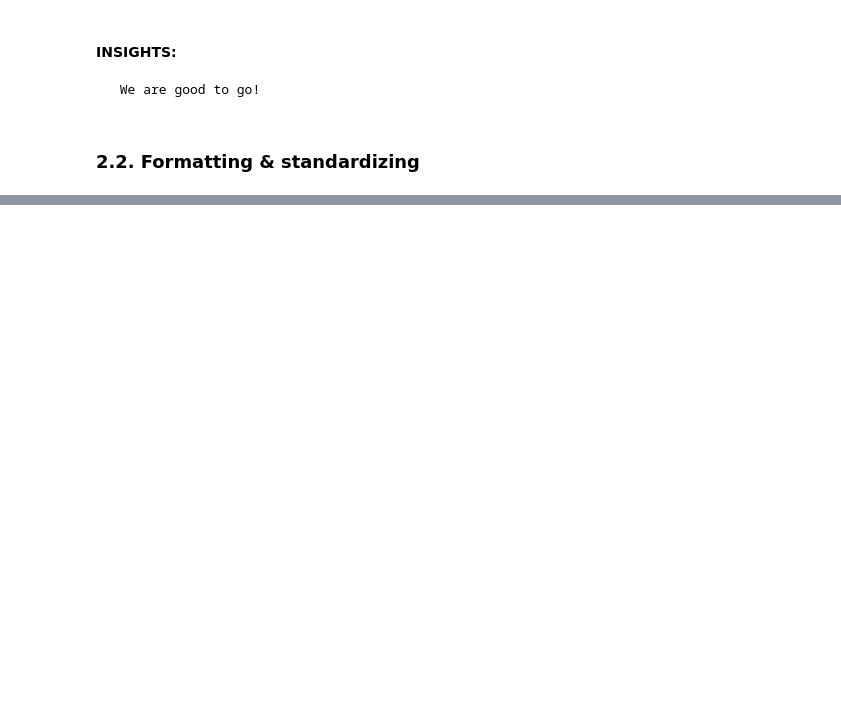
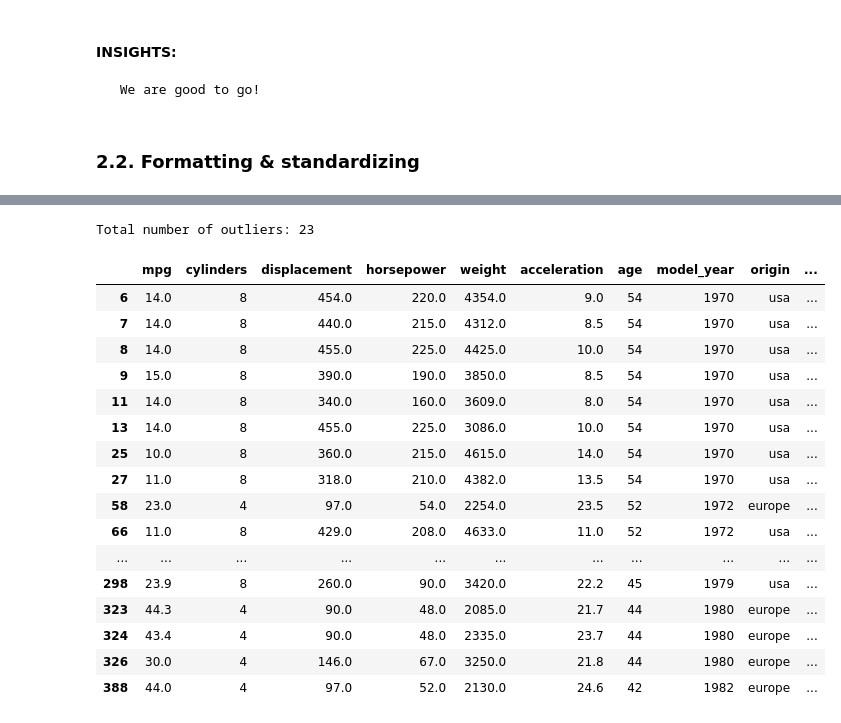
Before and after one commit to gittsed/Miles_per_Gallon, a Jupyter notebook: notebooks/MPG Data Cleaning.ipynb, the cells around one changed output, grey strips where cells are left out. Saved outputs shown, nothing was run; the diff lists cells and outputs as text; code cells hidden in the pictures; blank space fills up the shorter version.

```diff
--- a/notebooks/MPG Data Cleaning.ipynb
+++ b/notebooks/MPG Data Cleaning.ipynb
@@ -120,0 +180,24 @@ mpg_df.head(3)
+# %%
+#print('Number of outliers above& below threshold:',len((mpg_df[(mpg_df['acceleration']>21) | (mpg_df['acceleration']<8.9)])))
+print('Total number of outliers:',len(mpg_df[((mpg_df['acceleration']>21) | (mpg_df['acceleration']<8.9) )|(mpg_df['horsepower']>202.5)]))
+outliers=mpg_df[((mpg_df['acceleration']>21) | (mpg_df['acceleration']<8.9) )|(mpg_df['horsepower']>202.5)]
+outliers
+# %% [output]
+Total number of outliers: 23
+|  | mpg | cylinders | displacement | horsepower | weight | acceleration | age | model_year | origin | ... |
+| 6 | 14.0 | 8 | 454.0 | 220.0 | 4354.0 | 9.0 | 54 | 1970 | usa | ... |
+| 7 | 14.0 | 8 | 440.0 | 215.0 | 4312.0 | 8.5 | 54 | 1970 | usa | ... |
+| 8 | 14.0 | 8 | 455.0 | 225.0 | 4425.0 | 10.0 | 54 | 1970 | usa | ... |
+| 9 | 15.0 | 8 | 390.0 | 190.0 | 3850.0 | 8.5 | 54 | 1970 | usa | ... |
+| 11 | 14.0 | 8 | 340.0 | 160.0 | 3609.0 | 8.0 | 54 | 1970 | usa | ... |
+| 13 | 14.0 | 8 | 455.0 | 225.0 | 3086.0 | 10.0 | 54 | 1970 | usa | ... |
+| 25 | 10.0 | 8 | 360.0 | 215.0 | 4615.0 | 14.0 | 54 | 1970 | usa | ... |
+| 27 | 11.0 | 8 | 318.0 | 210.0 | 4382.0 | 13.5 | 54 | 1970 | usa | ... |
+| 58 | 23.0 | 4 | 97.0 | 54.0 | 2254.0 | 23.5 | 52 | 1972 | europe | ... |
+| 66 | 11.0 | 8 | 429.0 | 208.0 | 4633.0 | 11.0 | 52 | 1972 | usa | ... |
+| ... | ... | ... | ... | ... | ... | ... | ... | ... | ... | ... |
+| 298 | 23.9 | 8 | 260.0 | 90.0 | 3420.0 | 22.2 | 45 | 1979 | usa | ... |
+| 323 | 44.3 | 4 | 90.0 | 48.0 | 2085.0 | 21.7 | 44 | 1980 | europe | ... |
+| 324 | 43.4 | 4 | 90.0 | 48.0 | 2335.0 | 23.7 | 44 | 1980 | europe | ... |
+| 326 | 30.0 | 4 | 146.0 | 67.0 | 3250.0 | 21.8 | 44 | 1980 | europe | ... |
+| 388 | 44.0 | 4 | 97.0 | 52.0 | 2130.0 | 24.6 | 42 | 1982 | europe | ... |
```
Also changed, not shown: parts of 12 cells of this notebook.
